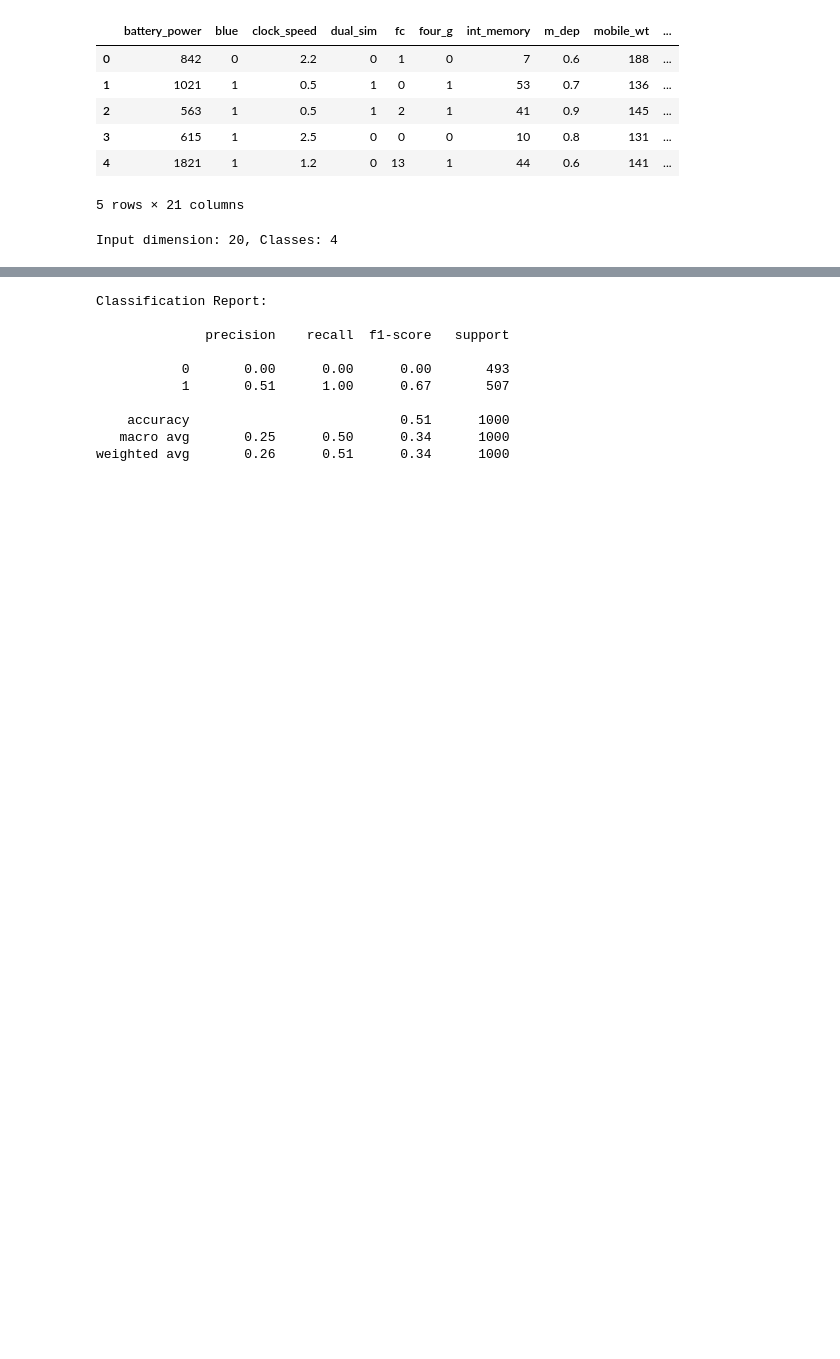
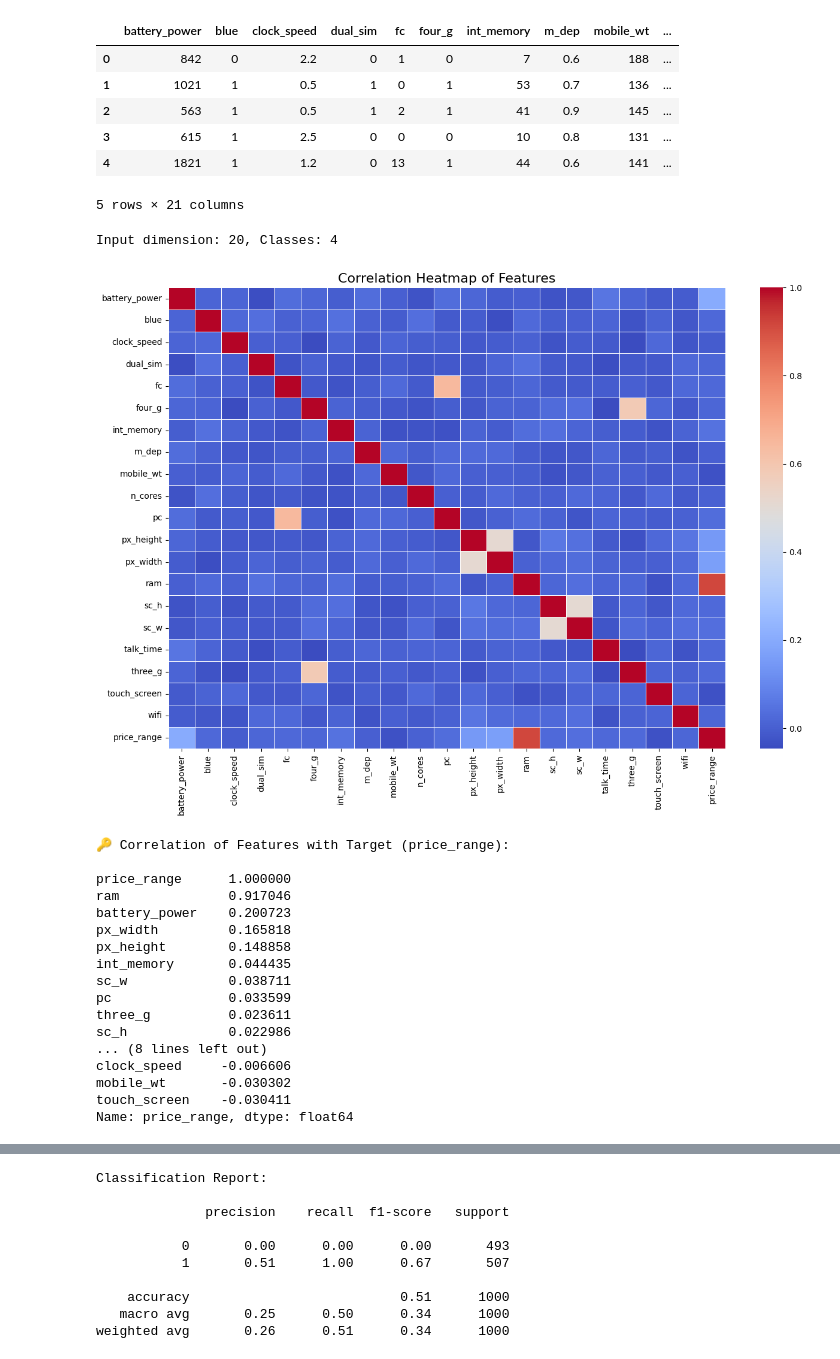
Before and after one commit to Rohan-crypt/DeepLearning, a Jupyter notebook: Lab_2_(DL).ipynb, the cells around one changed output, grey strips where cells are left out. Cells and saved outputs as stored; diff of their text form; code cells hidden in the pictures; blank space fills up the shorter version.

```diff
--- a/Lab_2_(DL).ipynb
+++ b/Lab_2_(DL).ipynb
@@ -46,33 +46,68 @@ X_test_raw  = test_df.iloc[:, :-1].values
 # Encode labels to integers if they are strings/categorical
 le = LabelEncoder()
 y_train = le.fit_transform(y_train_raw)
 y_test  = le.transform(y_test_raw)
 
 num_classes = len(np.unique(y_train))
 
 # Scale numeric features (fit on train, apply to test)
 scaler = StandardScaler()
 X_train = scaler.fit_transform(X_train_raw)
 X_test  = scaler.transform(X_test_raw)
 
 # Convert to tf.data pipelines
 BATCH_SIZE = 32
 AUTOTUNE = tf.data.AUTOTUNE
 
 def make_ds(features, labels, shuffle=False):
     ds = tf.data.Dataset.from_tensor_slices((features.astype("float32"), labels.astype("int32")))
     if shuffle:
         ds = ds.shuffle(buffer_size=len(features))
     ds = ds.batch(BATCH_SIZE).prefetch(AUTOTUNE)
     return ds
 
 train_ds = make_ds(X_train, y_train, shuffle=True)
 test_ds  = make_ds(X_test,  y_test,  shuffle=False)
 
 input_dim = X_train.shape[1]
 print(f"Input dimension: {input_dim}, Classes: {num_classes}")
+
+# Step 2: Data Preprocessing + Correlation Heatmap
+import seaborn as sns
+import matplotlib.pyplot as plt
+
+# Check correlation of features with target
+corr_matrix = train_df.corr()
+
+plt.figure(figsize=(15,10))
+sns.heatmap(corr_matrix, annot=False, cmap="coolwarm", linewidths=0.5)
+plt.title("Correlation Heatmap of Features", fontsize=16)
+plt.show()
+
+# Correlation of each feature with target
+target_corr = corr_matrix["price_range"].sort_values(ascending=False)
+print("🔑 Correlation of Features with Target (price_range):\n")
+print(target_corr)
 # %% [output]
 Input dimension: 20, Classes: 4
+[figure, added]
+🔑 Correlation of Features with Target (price_range):
+
+price_range      1.000000
+ram              0.917046
+battery_power    0.200723
+px_width         0.165818
+px_height        0.148858
+int_memory       0.044435
+sc_w             0.038711
+pc               0.033599
+three_g          0.023611
+sc_h             0.022986
+... (8 lines left out)
+clock_speed     -0.006606
+mobile_wt       -0.030302
+touch_screen    -0.030411
+Name: price_range, dtype: float64
 # %%
 # Step 3: Build / Create NN Model (Keras)
 from tensorflow import keras
```
Also changed, not shown: parts of 2 cells of this notebook.
